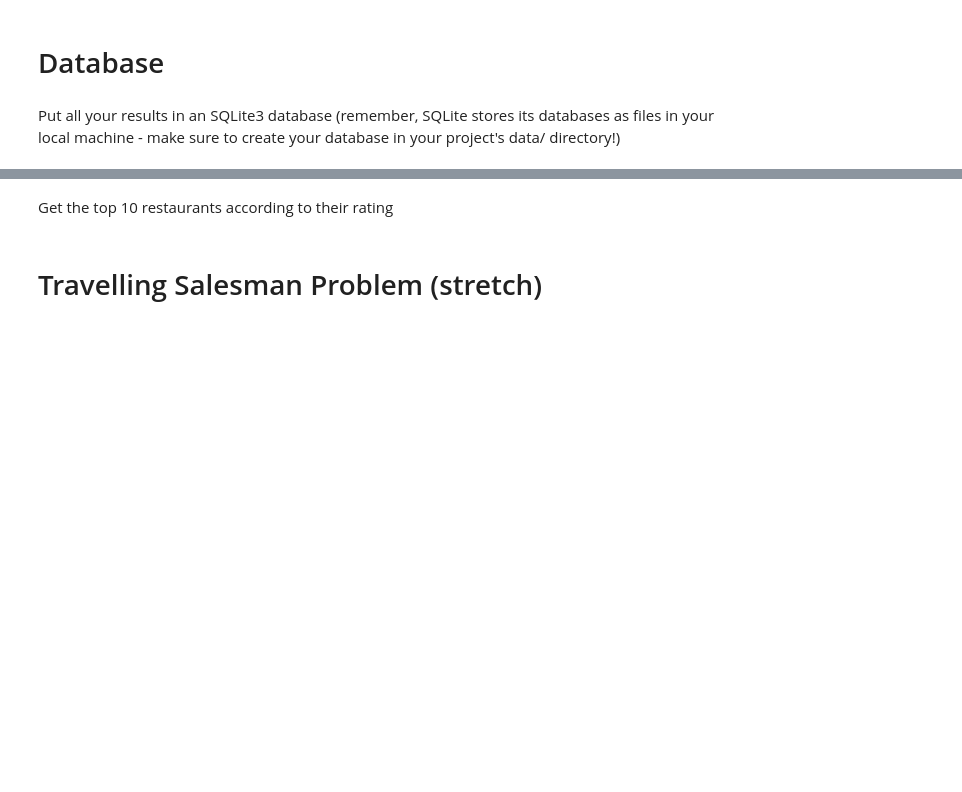
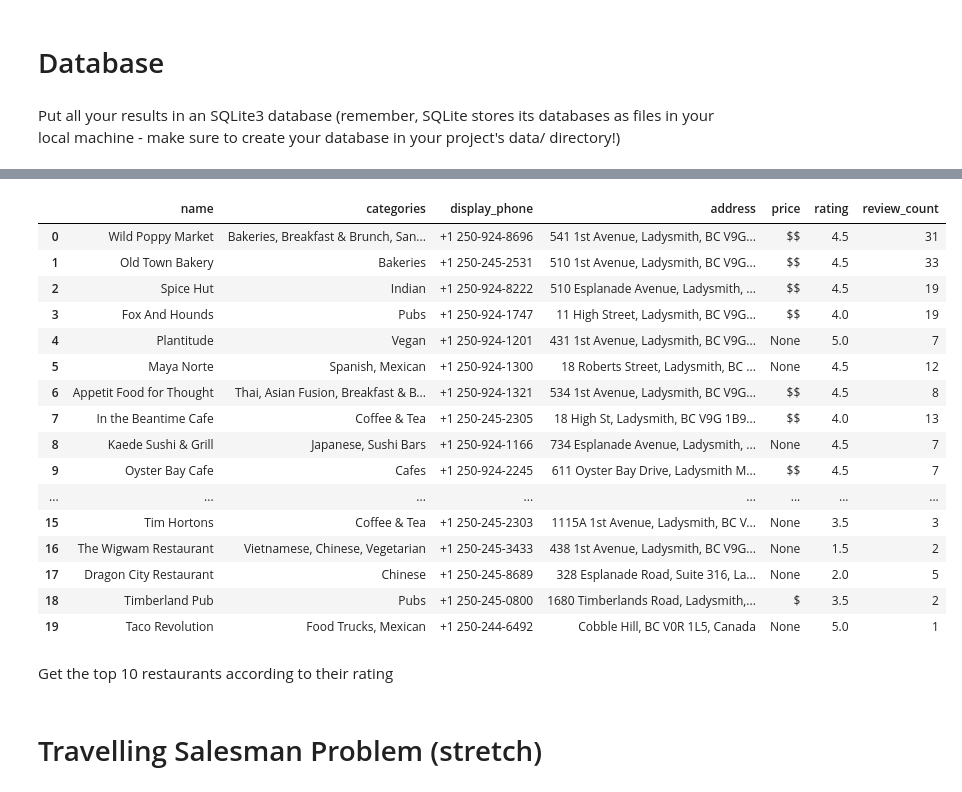
Before and after one commit to jess-moloney/mini-project-2, a Jupyter notebook: notebooks/EDA.ipynb, the cells around one changed output, grey strips where cells are left out. Drawn from its saved outputs; the diff is of its cells as text; code cells hidden in the pictures; blank space fills up the shorter version.

Commit message:
started SQL database

```diff
--- a/notebooks/EDA.ipynb
+++ b/notebooks/EDA.ipynb
@@ -184,3 +444,26 @@ Use the same process as the first two APIs
 # Database
 # %% [markdown]
 Put all your results in an SQLite3 database (remember, SQLite stores its databases as files in your local machine - make sure to create your database in your project's data/ directory!)
+# %%
+# define a function create_connection() that accepts the path to the SQLite database
+def create_connection(path):
+
+    connection = None
+
+    try:
+        # use .connect() from the sqlite3 module, with the database path as a parameter. If the database exists at the specified location, then a connection to the database is established. Otherwise, a new database is created at the specified location, and a connection is established
+        connection = sqlite3.connect(path)
+
+        # print the status of the successful database connection.
+        print("Connection to SQLite DB successful")
+
+    # catches any exception that might be thrown if .connect() fails to establish a connection
+    except Error as e:
+        # displays the error message in the console.
+        print(f"The error '{e}' occurred")
+
+    return connection
+# %%
+# passed the desired file path of the database to the create_connection function to create the database and connect to it
+
+connection = create_connection("../data/mini-project-2.sqlite")
@@ -187,3 +766,24 @@ Put all your results in an SQLite3 database (remember, SQLite stores its databas
+# %%
+result = pd.read_sql('select * from Businesses', connection)
+result
+# %% [output]
+|  | name | categories | display_phone | address | price | rating | review_count |
+| 0 | Wild Poppy Market | Bakeries, Breakfast & Brunch, San... | +1 250-924-8696 | 541 1st Avenue, Ladysmith, BC V9G... | $$ | 4.5 | 31 |
+| 1 | Old Town Bakery | Bakeries | +1 250-245-2531 | 510 1st Avenue, Ladysmith, BC V9G... | $$ | 4.5 | 33 |
+| 2 | Spice Hut | Indian | +1 250-924-8222 | 510 Esplanade Avenue, Ladysmith, ... | $$ | 4.5 | 19 |
+| 3 | Fox And Hounds | Pubs | +1 250-924-1747 | 11 High Street, Ladysmith, BC V9G... | $$ | 4.0 | 19 |
+| 4 | Plantitude | Vegan | +1 250-924-1201 | 431 1st Avenue, Ladysmith, BC V9G... | None | 5.0 | 7 |
+| 5 | Maya Norte | Spanish, Mexican | +1 250-924-1300 | 18 Roberts Street, Ladysmith, BC ... | None | 4.5 | 12 |
+| 6 | Appetit Food for Thought | Thai, Asian Fusion, Breakfast & B... | +1 250-924-1321 | 534 1st Avenue, Ladysmith, BC V9G... | $$ | 4.5 | 8 |
+| 7 | In the Beantime Cafe | Coffee & Tea | +1 250-245-2305 | 18 High St, Ladysmith, BC V9G 1B9... | $$ | 4.0 | 13 |
+| 8 | Kaede Sushi & Grill | Japanese, Sushi Bars | +1 250-924-1166 | 734 Esplanade Avenue, Ladysmith, ... | None | 4.5 | 7 |
+| 9 | Oyster Bay Cafe | Cafes | +1 250-924-2245 | 611 Oyster Bay Drive, Ladysmith M... | $$ | 4.5 | 7 |
+| ... | ... | ... | ... | ... | ... | ... | ... |
+| 15 | Tim Hortons | Coffee & Tea | +1 250-245-2303 | 1115A 1st Avenue, Ladysmith, BC V... | None | 3.5 | 3 |
+| 16 | The Wigwam Restaurant | Vietnamese, Chinese, Vegetarian | +1 250-245-3433 | 438 1st Avenue, Ladysmith, BC V9G... | None | 1.5 | 2 |
+| 17 | Dragon City Restaurant | Chinese | +1 250-245-8689 | 328 Esplanade Road, Suite 316, La... | None | 2.0 | 5 |
+| 18 | Timberland Pub | Pubs | +1 250-245-0800 | 1680 Timberlands Road, Ladysmith,... | $ | 3.5 | 2 |
+| 19 | Taco Revolution | Food Trucks, Mexican | +1 250-244-6492 | Cobble Hill, BC V0R 1L5, Canada | None | 5.0 | 1 |
 # %% [markdown]
 Get the top 10 restaurants according to their rating
 # %% [markdown]
```
Also changed, not shown: parts of 56 cells of this notebook, 2 other files.
